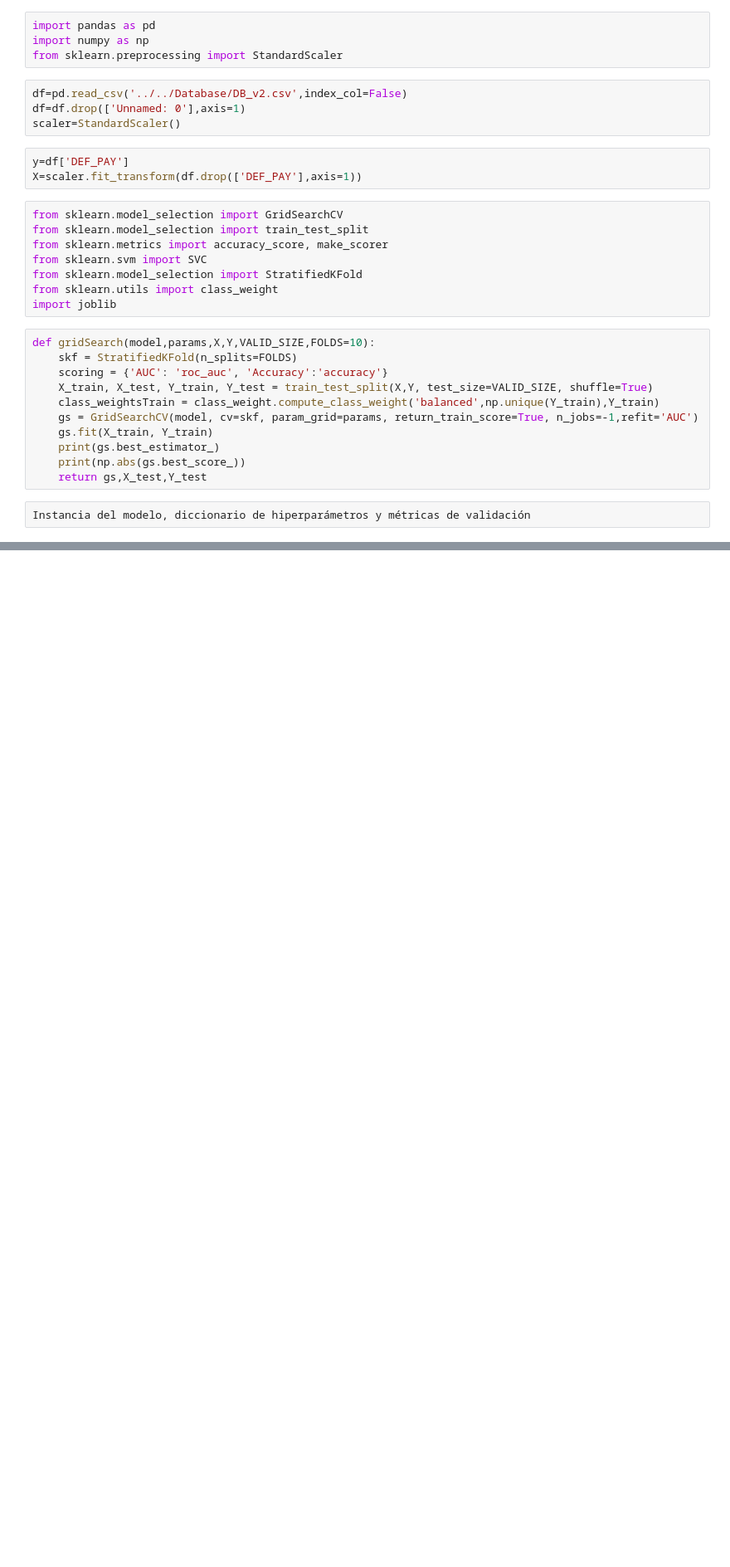
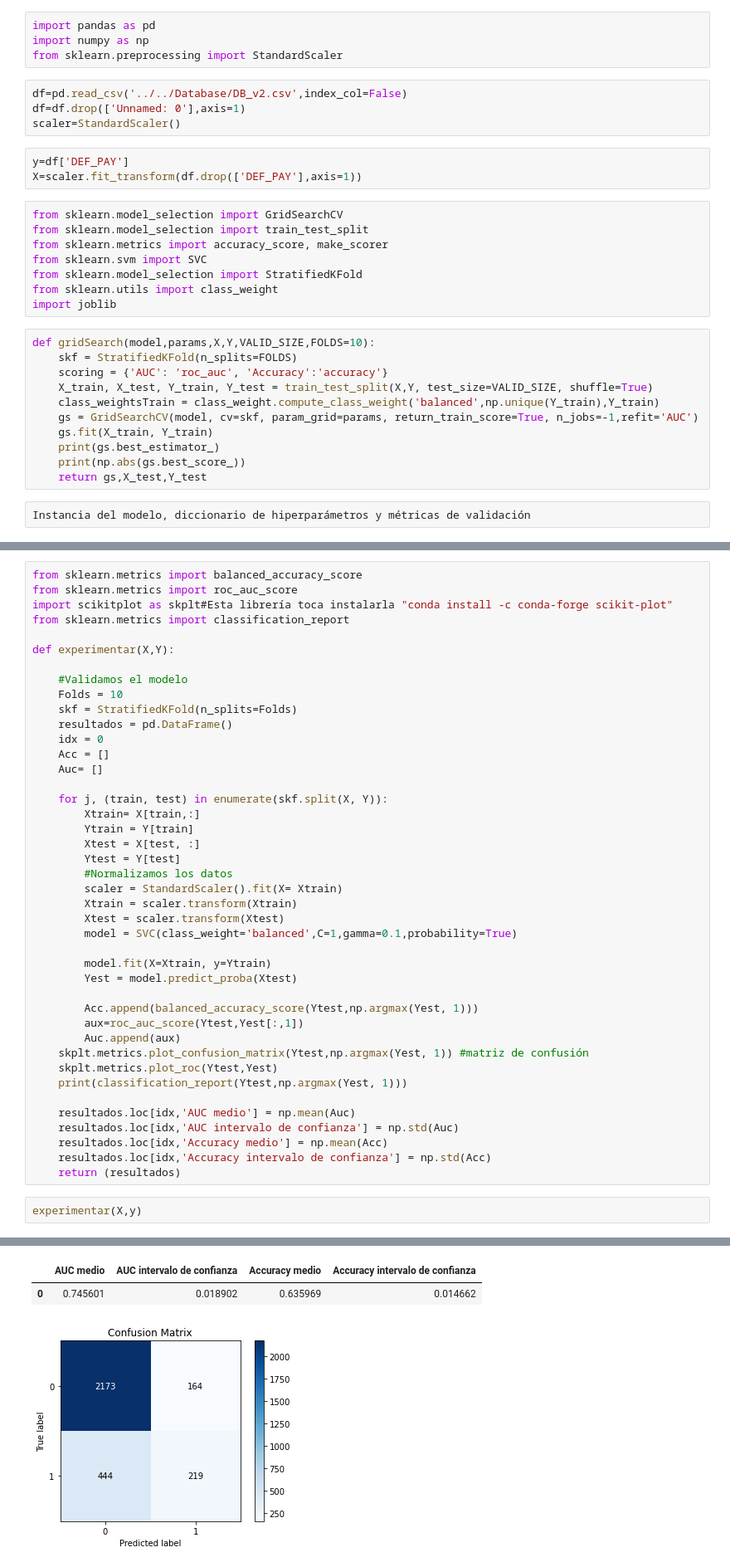
Before and after one commit to Dfriveraa/Default-of-credit-card-clients-project, a Jupyter notebook: Experimentos/SVM/Normal.ipynb, the cells around one changed output, grey strips where cells are left out. Shown at 83% size. Drawn from its saved outputs; the diff is of its cells as text; blank space fills up the shorter version.

```diff
--- a/Experimentos/SVM/Normal.ipynb
+++ b/Experimentos/SVM/Normal.ipynb
@@ -54,0 +44,45 @@ Name: DEF_PAY, Length: 24000, dtype: int64 as keyword args. From version 0.25 pa
+# %%
+from sklearn.metrics import balanced_accuracy_score
+from sklearn.metrics import roc_auc_score
+import scikitplot as skplt#Esta librería toca instalarla "conda install -c conda-forge scikit-plot"
+from sklearn.metrics import classification_report
+
+def experimentar(X,Y):
+
+    #Validamos el modelo
+    Folds = 10
+    skf = StratifiedKFold(n_splits=Folds)
+    resultados = pd.DataFrame()
+    idx = 0
+    Acc = []
+    Auc= []
+
+    for j, (train, test) in enumerate(skf.split(X, Y)):
+        Xtrain= X[train,:]
+        Ytrain = Y[train]
+        Xtest = X[test, :]
+        Ytest = Y[test]
+        #Normalizamos los datos
+        scaler = StandardScaler().fit(X= Xtrain)
+        Xtrain = scaler.transform(Xtrain)
+        Xtest = scaler.transform(Xtest)
+        model = SVC(class_weight='balanced',C=1,gamma=0.1,probability=True)
+
+        model.fit(X=Xtrain, y=Ytrain)
+        Yest = model.predict_proba(Xtest)
+
+        Acc.append(balanced_accuracy_score(Ytest,np.argmax(Yest, 1)))
+        aux=roc_auc_score(Ytest,Yest[:,1])
+        Auc.append(aux)
+    skplt.metrics.plot_confusion_matrix(Ytest,np.argmax(Yest, 1)) #matriz de confusión
+    skplt.metrics.plot_roc(Ytest,Yest)
+    print(classification_report(Ytest,np.argmax(Yest, 1)))
+
+    resultados.loc[idx,'AUC medio'] = np.mean(Auc)
+    resultados.loc[idx,'AUC intervalo de confianza'] = np.std(Auc)
+    resultados.loc[idx,'Accuracy medio'] = np.mean(Acc)
+    resultados.loc[idx,'Accuracy intervalo de confianza'] = np.std(Acc)
+    return (resultados)
+# %%
+experimentar(X,y)
+# %% [output]
@@ -54,0 +97,3 @@ Name: DEF_PAY, Length: 24000, dtype: int64 as keyword args. From version 0.25 pa
+|  | AUC medio | AUC intervalo de confianza | Accuracy medio | Accuracy intervalo de confianza |
+| 0 | 0.745601 | 0.018902 | 0.635969 | 0.014662 |
+[figure, added]
```
Also changed, not shown: parts of 2 cells of this notebook, 9 other files.
